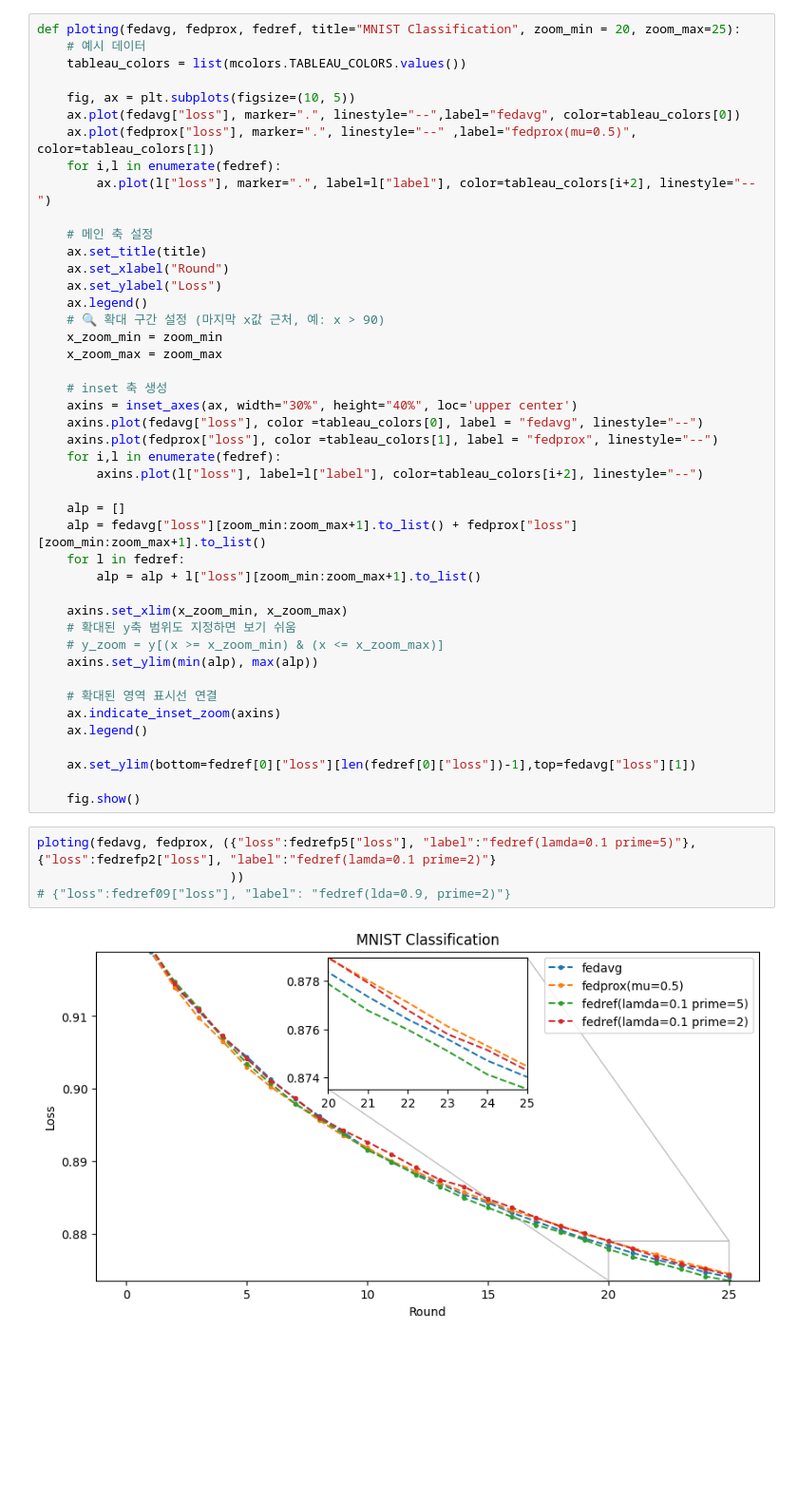
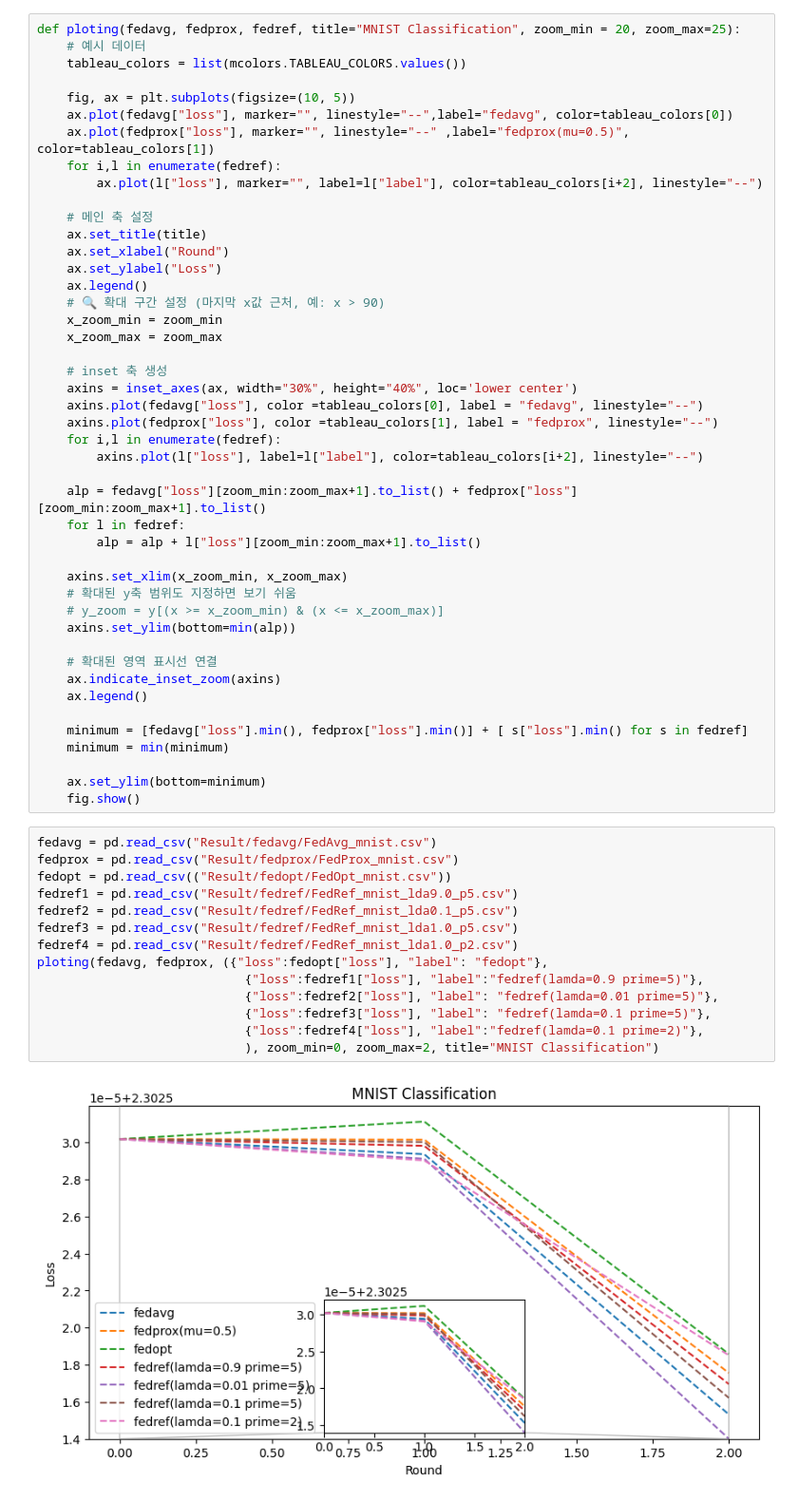
Before and after one commit to TaehwanY98/Fed-Ref, a Jupyter notebook: MNIST.ipynb, the cells around one changed output. Shown: that part at 95% size. Saved outputs shown, nothing was run; the diff lists cells and outputs as text; blank space fills up the shorter version.

```diff
--- a/MNIST.ipynb
+++ b/MNIST.ipynb
@@ -34,10 +17,10 @@ def ploting(fedavg, fedprox, fedref, title="MNIST Classification", zoom_min = 20
     tableau_colors = list(mcolors.TABLEAU_COLORS.values())
 
     fig, ax = plt.subplots(figsize=(10, 5))
-    ax.plot(fedavg["loss"], marker=".", linestyle="--",label="fedavg", color=tableau_colors[0])
-    ax.plot(fedprox["loss"], marker=".", linestyle="--" ,label="fedprox(mu=0.5)", color=tableau_colors[1])
+    ax.plot(fedavg["loss"], marker="", linestyle="--",label="fedavg", color=tableau_colors[0])
+    ax.plot(fedprox["loss"], marker="", linestyle="--" ,label="fedprox(mu=0.5)", color=tableau_colors[1])
     for i,l in enumerate(fedref):
-        ax.plot(l["loss"], marker=".", label=l["label"], color=tableau_colors[i+2], linestyle="--")
+        ax.plot(l["loss"], marker="", label=l["label"], color=tableau_colors[i+2], linestyle="--")
 
     # 메인 축 설정
     ax.set_title(title)
@@ -49,13 +32,12 @@ def ploting(fedavg, fedprox, fedref, title="MNIST Classification", zoom_min = 20
     x_zoom_max = zoom_max
 
     # inset 축 생성
-    axins = inset_axes(ax, width="30%", height="40%", loc='upper center')
+    axins = inset_axes(ax, width="30%", height="40%", loc='lower center')
     axins.plot(fedavg["loss"], color =tableau_colors[0], label = "fedavg", linestyle="--")
     axins.plot(fedprox["loss"], color =tableau_colors[1], label = "fedprox", linestyle="--")
     for i,l in enumerate(fedref):
         axins.plot(l["loss"], label=l["label"], color=tableau_colors[i+2], linestyle="--")
 
-    alp = []
     alp = fedavg["loss"][zoom_min:zoom_max+1].to_list() + fedprox["loss"][zoom_min:zoom_max+1].to_list()
     for l in fedref:
         alp = alp + l["loss"][zoom_min:zoom_max+1].to_list()
@@ -63,20 +45,32 @@ def ploting(fedavg, fedprox, fedref, title="MNIST Classification", zoom_min = 20
     axins.set_xlim(x_zoom_min, x_zoom_max)
     # 확대된 y축 범위도 지정하면 보기 쉬움
     # y_zoom = y[(x >= x_zoom_min) & (x <= x_zoom_max)]
-    axins.set_ylim(min(alp), max(alp))
+    axins.set_ylim(bottom=min(alp))
 
     # 확대된 영역 표시선 연결
     ax.indicate_inset_zoom(axins)
     ax.legend()
 
-    ax.set_ylim(bottom=fedref[0]["loss"][len(fedref[0]["loss"])-1],top=fedavg["loss"][1])
+    minimum = [fedavg["loss"].min(), fedprox["loss"].min()] + [ s["loss"].min() for s in fedref]
+    minimum = min(minimum)
 
+    ax.set_ylim(bottom=minimum)
     fig.show()
 # %%
-ploting(fedavg, fedprox, ({"loss":fedrefp5["loss"], "label":"fedref(lamda=0.1 prime=5)"}, {"loss":fedrefp2["loss"], "label":"fedref(lamda=0.1 prime=2)"}
-                          ))
-# {"loss":fedref09["loss"], "label": "fedref(lda=0.9, prime=2)"}
+fedavg = pd.read_csv("Result/fedavg/FedAvg_mnist.csv")
+fedprox = pd.read_csv("Result/fedprox/FedProx_mnist.csv")
+fedopt = pd.read_csv(("Result/fedopt/FedOpt_mnist.csv"))
+fedref1 = pd.read_csv("Result/fedref/FedRef_mnist_lda9.0_p5.csv")
+fedref2 = pd.read_csv("Result/fedref/FedRef_mnist_lda0.1_p5.csv")
+fedref3 = pd.read_csv("Result/fedref/FedRef_mnist_lda1.0_p5.csv")
+fedref4 = pd.read_csv("Result/fedref/FedRef_mnist_lda1.0_p2.csv")
+ploting(fedavg, fedprox, ({"loss":fedopt["loss"], "label": "fedopt"},
+                            {"loss":fedref1["loss"], "label":"fedref(lamda=0.9 prime=5)"},
+                            {"loss":fedref2["loss"], "label": "fedref(lamda=0.01 prime=5)"},
+                            {"loss":fedref3["loss"], "label": "fedref(lamda=0.1 prime=5)"},
+                            {"loss":fedref4["loss"], "label":"fedref(lamda=0.1 prime=2)"},
+                            ), zoom_min=0, zoom_max=2, title="MNIST Classification")
 # %% [output]
-[figure, old version]
+[figure, new version]
 # %%
 DEVICE= torch.device("cuda" if torch.cuda.is_available() else "cpu")
```
Also changed, not shown: parts of 9 cells of this notebook, 10 other files.
